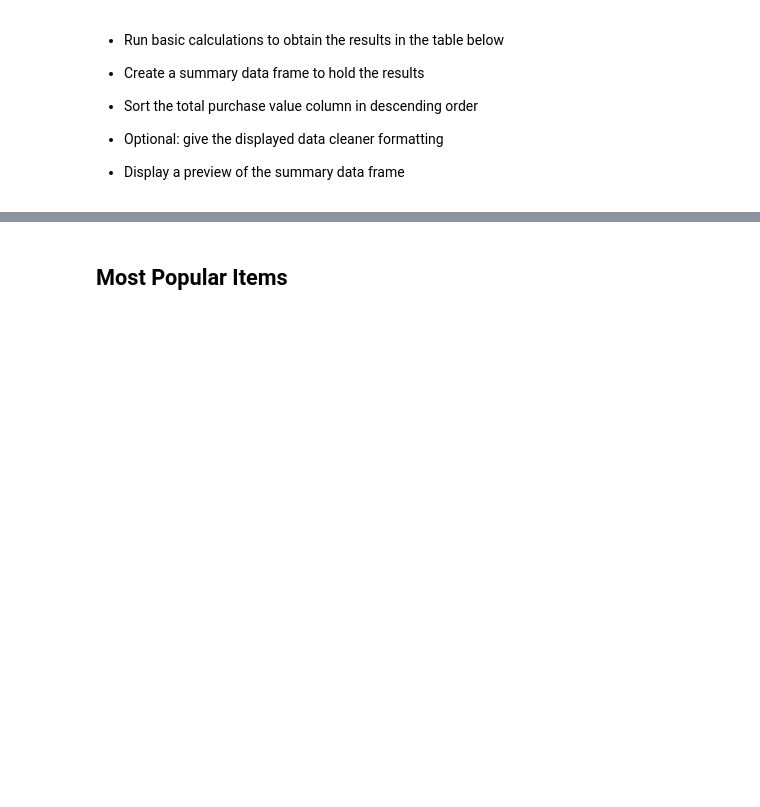
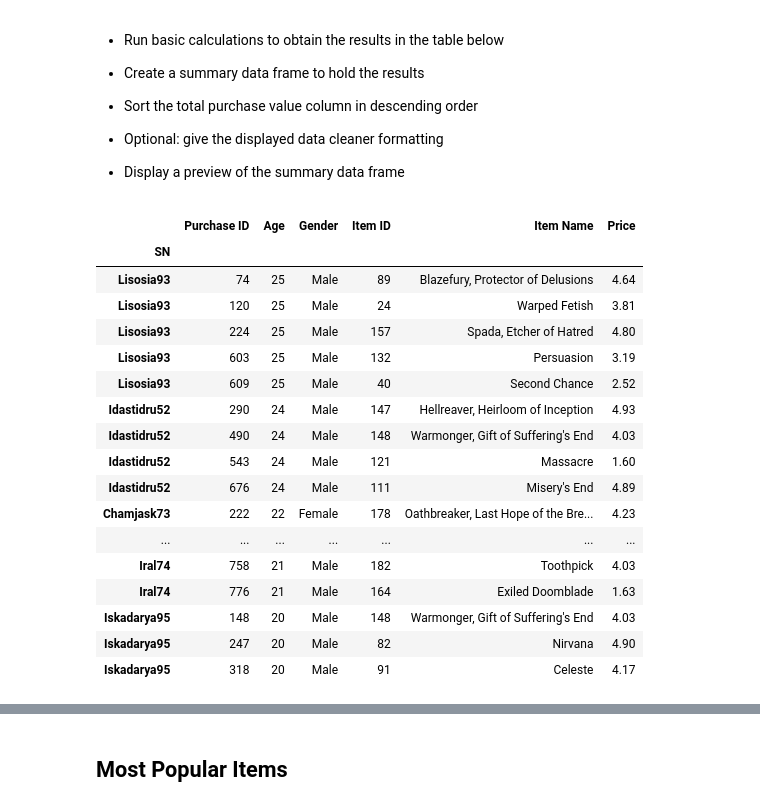
Before and after one commit to tkolencherry/SMU_Homework, a Jupyter notebook: HeroesofPymoli_start.ipynb, the cells around one changed output, grey strips where cells are left out. Saved outputs shown, nothing was run; the diff lists cells and outputs as text; code cells hidden in the pictures; blank space fills up the shorter version.

```diff
--- a/HeroesofPymoli_start.ipynb
+++ b/HeroesofPymoli_start.ipynb
@@ -271,3 +338,31 @@ Name: Age, dtype: float64
 
 
 * Display a preview of the summary data frame
+# %%
+temp = purchase_data[['SN','Price']].groupby('SN').sum().sort_values('Price', ascending = False).head(5)
+mask = list(temp.index)
+# %%
+purchase_data_new = purchase_data.set_index('SN')
+purchase_data_new
+
+spender_data = purchase_data_new.loc[mask]
+spender_data
+# %% [output]
+|  | Purchase ID | Age | Gender | Item ID | Item Name | Price |
+| SN |  |  |  |  |  |  |
+| Lisosia93 | 74 | 25 | Male | 89 | Blazefury, Protector of Delusions | 4.64 |
+| Lisosia93 | 120 | 25 | Male | 24 | Warped Fetish | 3.81 |
+| Lisosia93 | 224 | 25 | Male | 157 | Spada, Etcher of Hatred | 4.80 |
+| Lisosia93 | 603 | 25 | Male | 132 | Persuasion | 3.19 |
+| Lisosia93 | 609 | 25 | Male | 40 | Second Chance | 2.52 |
+| Idastidru52 | 290 | 24 | Male | 147 | Hellreaver, Heirloom of Inception | 4.93 |
+| Idastidru52 | 490 | 24 | Male | 148 | Warmonger, Gift of Suffering's End | 4.03 |
+| Idastidru52 | 543 | 24 | Male | 121 | Massacre | 1.60 |
+| Idastidru52 | 676 | 24 | Male | 111 | Misery's End | 4.89 |
+| Chamjask73 | 222 | 22 | Female | 178 | Oathbreaker, Last Hope of the Bre... | 4.23 |
+| ... | ... | ... | ... | ... | ... | ... |
+| Iral74 | 758 | 21 | Male | 182 | Toothpick | 4.03 |
+| Iral74 | 776 | 21 | Male | 164 | Exiled Doomblade | 1.63 |
+| Iskadarya95 | 148 | 20 | Male | 148 | Warmonger, Gift of Suffering's End | 4.03 |
+| Iskadarya95 | 247 | 20 | Male | 82 | Nirvana | 4.90 |
+| Iskadarya95 | 318 | 20 | Male | 91 | Celeste | 4.17 |
```
Also changed, not shown: parts of 24 cells of this notebook.
